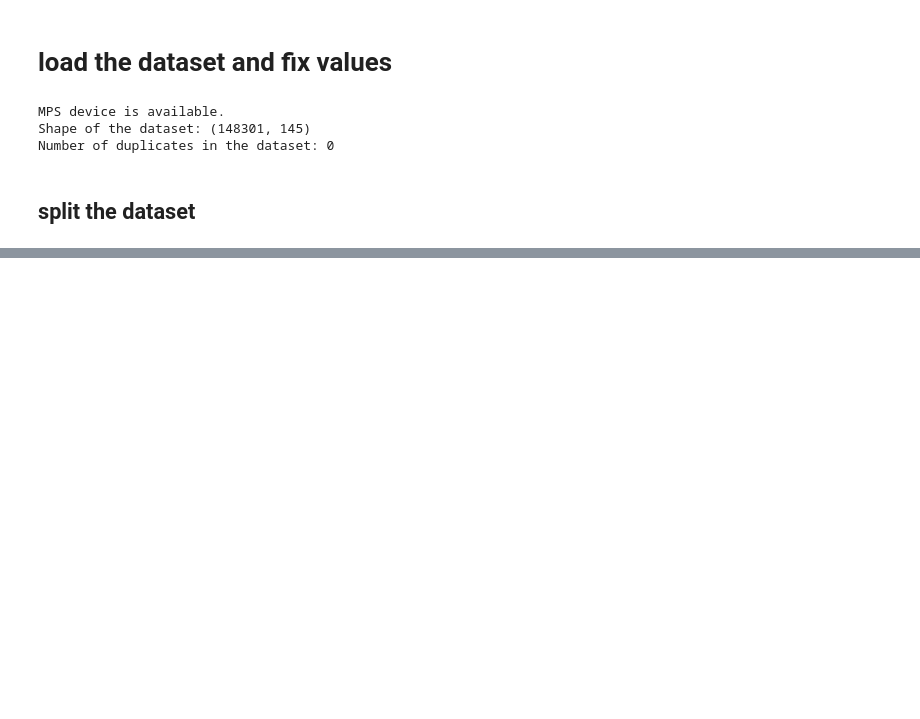
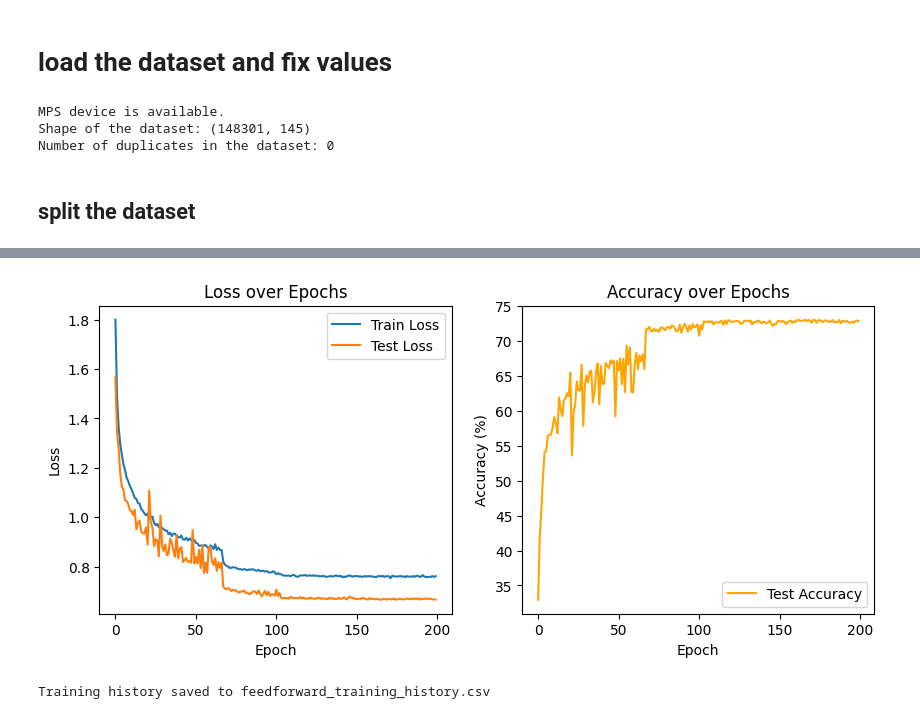
Before and after one commit to gekoxyz/unibo-data-analytics, a Jupyter notebook: feedforward_pipeline.ipynb, the cells around one changed output, grey strips where cells are left out. Saved outputs shown, nothing was run; the diff lists cells and outputs as text; code cells hidden in the pictures; blank space fills up the shorter version.

```diff
--- a/feedforward_pipeline.ipynb
+++ b/feedforward_pipeline.ipynb
@@ -146,12 +146,13 @@ class HighMissingDropper(BaseEstimator, TransformerMixin):
         X = X.copy()
         return X.drop(columns=self.cols_to_drop_)
 # %%
-redundant_cols = ['loan_title', 'loan_contract_interest_rate']
+redundant_cols = ['loan_title', "borrower_address_state"]
 binary_cols = ["loan_payment_plan_flag", "listing_initial_status", "application_type_label",
                "hardship_flag_indicator", "disbursement_method_type", "debt_settlement_flag_indicator"]
 one_hot_encoding_cols = ["borrower_housing_ownership_status", "borrower_income_verification_status",
-                       "loan_status_current_code", "loan_purpose_category", "borrower_address_state"]
-extract_fields = ["loan_contract_term_months", "borrower_profile_employment_length", "borrower_address_zip"]
+                       "loan_status_current_code", "loan_purpose_category"]
+extract_fields = ["loan_contract_term_months", "borrower_profile_employment_length"]
 date_fields = ["loan_issue_date", "credit_history_earliest_line", "last_payment_date", "last_credit_pull_date"]
+embed_column = ['borrower_address_zip']
 # %%
 from sklearn.discriminant_analysis import LinearDiscriminantAnalysis as LDA
@@ -444,0 +302,11 @@ weighted avg       0.74      0.74      0.74     29661
+# %%
+cont_dim = X_num_train_tensor.shape[1]
+
+print(f"Training on: {device}")
+
+model = FeedForwardModel(cont_dim=cont_dim).to(device)
+print(model)
+
+criterion = nn.CrossEntropyLoss(weight=class_weights_tensor)
+optimizer = torch.optim.AdamW(model.parameters(), lr=1e-3, weight_decay=0.01)
+scheduler = torch.optim.lr_scheduler.ReduceLROnPlateau(optimizer, mode='min', factor=0.1, patience=10, min_lr=1e-6)
@@ -444,0 +432,37 @@ weighted avg       0.74      0.74      0.74     29661
+# %%
+plt.figure(figsize=(10, 4))
+
+# --- Subplot 1: Loss ---
+plt.subplot(1, 2, 1)
+# Plot Train Loss
+plt.plot(history["train_loss"], label='Train Loss')
+# Plot Test Loss separately
+plt.plot(history["test_loss"], label='Test Loss')
+plt.title("Loss over Epochs")
+plt.xlabel("Epoch")
+plt.ylabel("Loss")
+plt.legend() # This is important to show the labels defined above
+
+# --- Subplot 2: Accuracy ---
+plt.subplot(1, 2, 2)
+plt.plot(history["test_bal_acc"], label='Test Accuracy', color='orange')
+plt.title("Accuracy over Epochs")
+plt.xlabel("Epoch")
+plt.ylabel("Accuracy (%)")
+plt.legend()
+
+plt.show()
+
+# 1. Convert history dict to DataFrame
+df_history = pd.DataFrame(history)
+
+# 2. Add an 'Epoch' column for clarity (1-based index)
+df_history['epoch'] = range(1, len(df_history) + 1)
+
+# 3. Save to CSV
+csv_filename = 'feedforward_training_history.csv'
+df_history.to_csv(csv_filename, index=False)
+print(f"Training history saved to {csv_filename}")
+# %% [output]
+[figure, added]
+Training history saved to feedforward_training_history.csv
```
Also changed, not shown: parts of 12 cells of this notebook, 8 other files.
